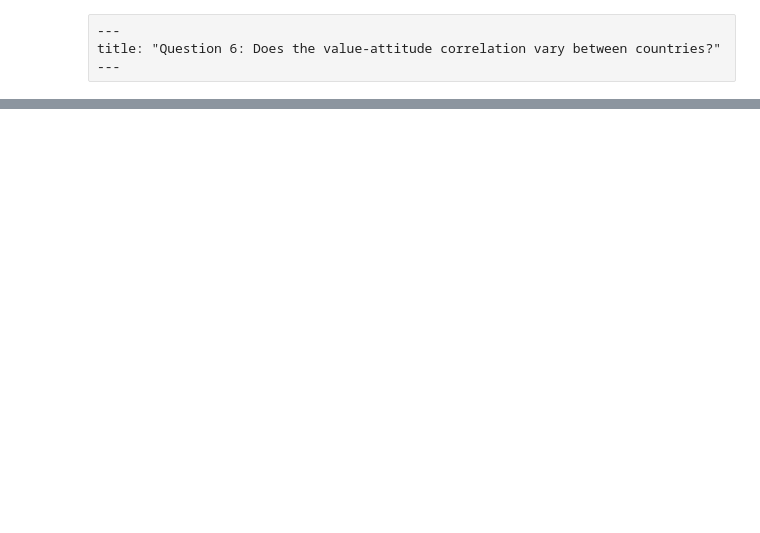
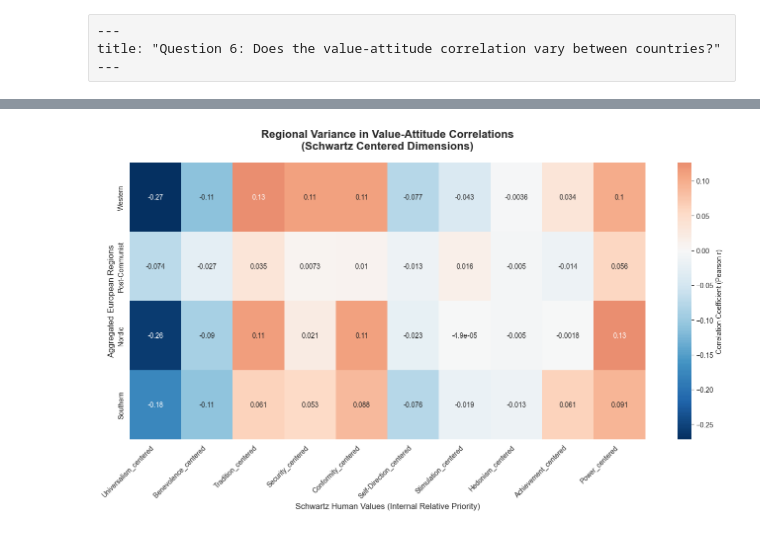
Before and after one commit to CU-S26-MSDSSB-DSCI-01-DataScienceLab/DataScienceLab_HumanValues, a Jupyter notebook: Maria_Question_6.ipynb, the cells around one changed output, grey strips where cells are left out. Drawn from its saved outputs; the diff is of its cells as text; code cells hidden in the pictures; blank space fills up the shorter version.

```diff
--- a/Maria_Question_6.ipynb
+++ b/Maria_Question_6.ipynb
@@ -98,0 +148,34 @@ The analysis therefore reveals that while Universalism and Power act as universa
+# %%
+# --- PHASE 3: COMPARATIVE HEATMAP GENERATION ---
+# This visualization maps the statistical variance calculated in Phase 2.
+
+# 1. Canvas Configuration
+# Larger width (14x8) is selected to accommodate the 10 dimensions without compression.
+plt.figure(figsize=(14, 8))
+
+# 2. Heatmap Construction
+# We use 'RdBu_r' as it visually represents the political spectrum (Blue=Left, Red=Right).
+# 'annot=True' provides the exact Pearson R coefficients for precise interpretation.
+sns.heatmap(regional_variance_df,
+            annot=True,
+            cmap='RdBu_r',
+            center=0,
+            cbar_kws={'label': 'Correlation Coefficient (Pearson r)'})
+
+# 3. Labeling and Academic Context
+plt.title("Regional Variance in Value-Attitude Correlations\n(Schwartz Centered Dimensions)",
+          fontsize=16,
+          fontweight='bold',
+          pad=20)
+plt.xlabel("Schwartz Human Values (Internal Relative Priority)", fontsize=12)
+plt.ylabel("Aggregated European Regions", fontsize=12)
+
+# 4. Readability Optimization
+# Rotating labels 45 degrees ensures long dimension names are legible and distinct.
+plt.xticks(rotation=45, ha='right')
+
+# Ensuring the exported figure fits all labels within the plot boundaries.
+plt.tight_layout()
+plt.show()
+# %% [output]
+[figure, added]
```
Also changed, not shown: parts of 19 cells of this notebook, 1 other file.
